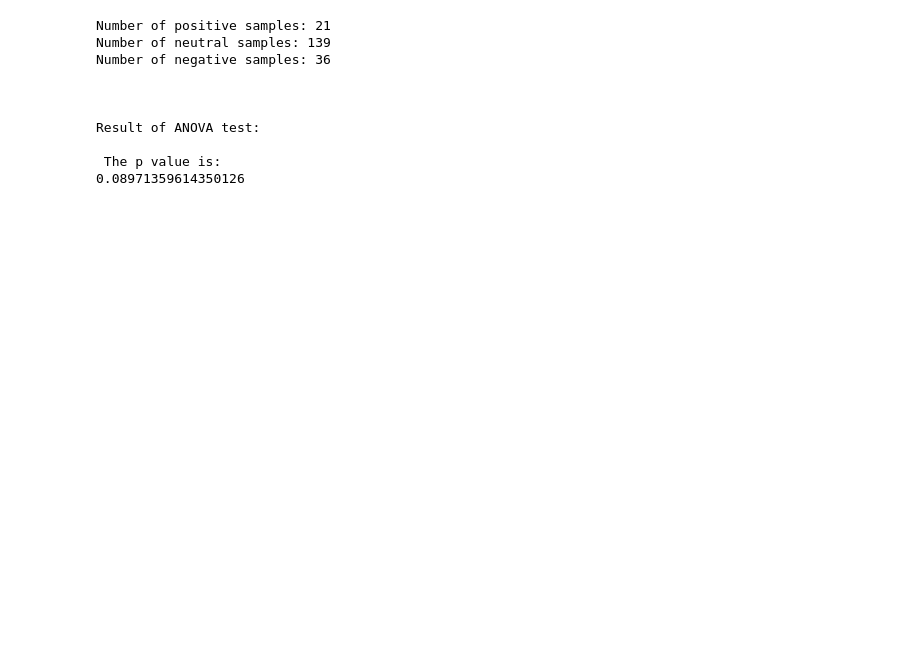
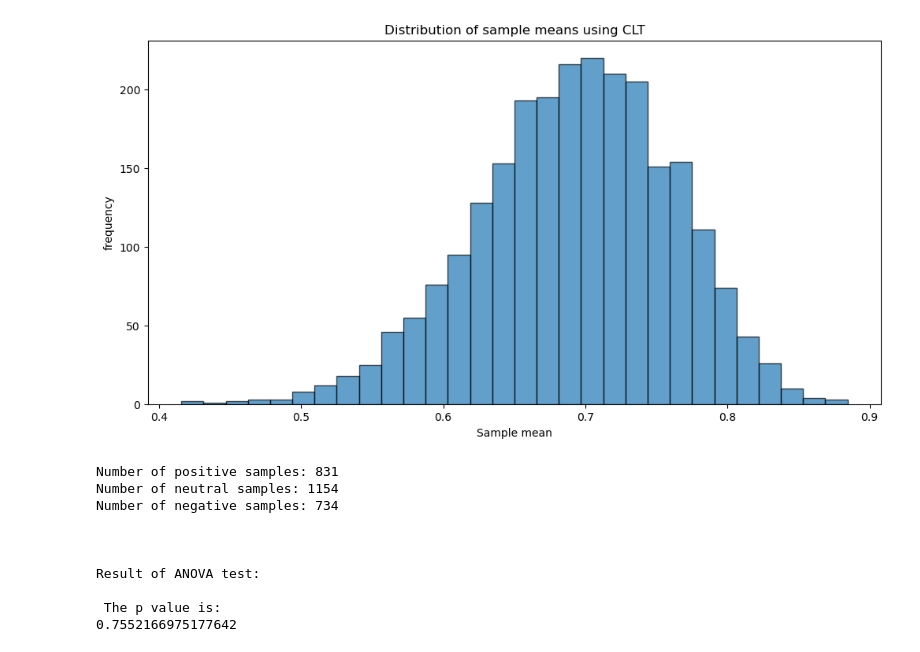
Before and after one commit to gli-i/reddit-data-analysis, a Jupyter notebook: stats_tests.ipynb, the cells around one changed output. Drawn from its saved outputs; the diff is of its cells as text; code cells hidden in the pictures; blank space fills up the shorter version.

```diff
--- a/stats_tests.ipynb
+++ b/stats_tests.ipynb
@@ -138,12 +86,36 @@ Notes:
+# %%
+#apply CLT to the pop_score column to hopefully get a more normal distribution of pop_scores
+
+sample_size = 20
+num_samples = submissions_cleaned_df.shape[0]
+
+def applyCLT(data, sample_size, num_samples):
+    sample_means = []
+    for _ in range(num_samples):  #iterate through the number of samples you want to take
+        sample = data.sample(n=sample_size, replace=True) #take a sample of size smaple_size
+        sample_means.append(sample.mean())   #add the mean of that sample top the sample_means list
+    return sample_means
+
+
+sample_means = applyCLT(submissions_cleaned_df['pop_score'], sample_size, num_samples)
+submissions_cleaned_df['pop_score_CLT'] = sample_means
+
+plt.figure(figsize=(12, 6))
+plt.hist(sample_means, bins=30, edgecolor='k', alpha=0.7)
+plt.title('Distribution of sample means using CLT')
+plt.xlabel('Sample mean')
+plt.ylabel('frequency')
+plt.show()
+#result: more normal looking !
+# %% [output]
+[figure, added]
 # %%
 #now redo the popularity score tests with the transformed data
 
-positive_popularity = submissions_cleaned_df[submissions_cleaned_df['sentiment_score'] >= 0.5]['pop_score_CLT']
-neutral_submissions = (submissions_cleaned_df['sentiment_score'] > -0.5) & (submissions_cleaned_df['sentiment_score'] <0.5)
+positive_popularity = submissions_cleaned_df[submissions_cleaned_df['sentiment_score'] >= 0.25]['pop_score_CLT']
+neutral_submissions = (submissions_cleaned_df['sentiment_score'] > -0.25) & (submissions_cleaned_df['sentiment_score'] <0.5)
 neutral_popularity = submissions_cleaned_df.loc[neutral_submissions, 'pop_score_CLT']
-negative_popularity = submissions_cleaned_df[submissions_cleaned_df['sentiment_score'] <=-0.5 ]['pop_score_CLT']
-
-#we can assume normally distributed data based on teh number of samples here
+negative_popularity = submissions_cleaned_df[submissions_cleaned_df['sentiment_score'] <=-0.25 ]['pop_score_CLT']
 
 print("Number of positive samples:", positive_popularity.count())
 print("Number of neutral samples:", neutral_popularity.count())
@@ -156,13 +128,13 @@ print("Result of ANOVA test: \n\n The p value is: ")
 print(stats.f_oneway(positive_popularity, neutral_popularity, negative_popularity).pvalue)
 #slightly better but not that much better than the popularity score based on the upvotes-downvotes(they are essentially the same)
 # %% [output]
-Number of positive samples: 21
-Number of neutral samples: 139
-Number of negative samples: 36
+Number of positive samples: 831
+Number of neutral samples: 1154
+Number of negative samples: 734
 
 
 
 Result of ANOVA test:
 
  The p value is:
-0.08971359614350126
+0.7552166975177642
```
Also changed, not shown: parts of 23 cells of this notebook.
